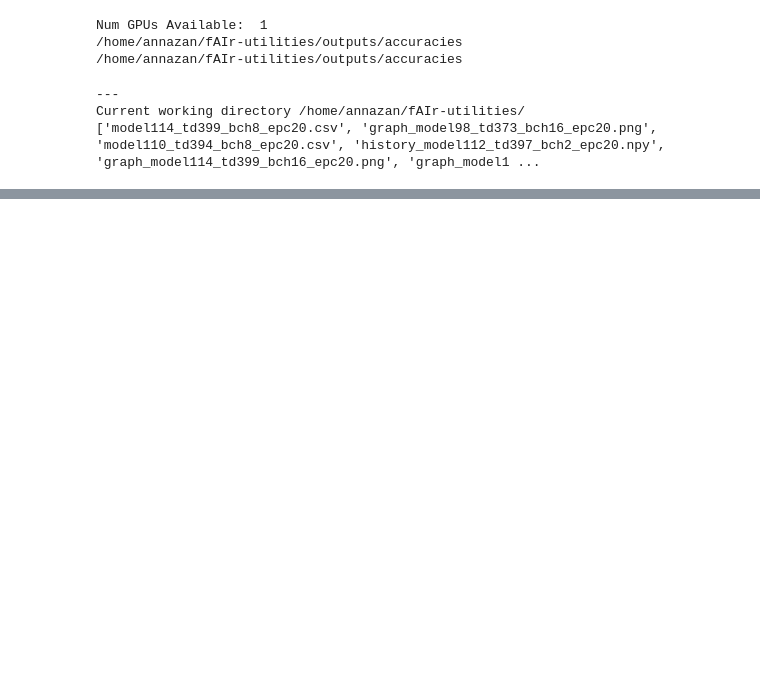
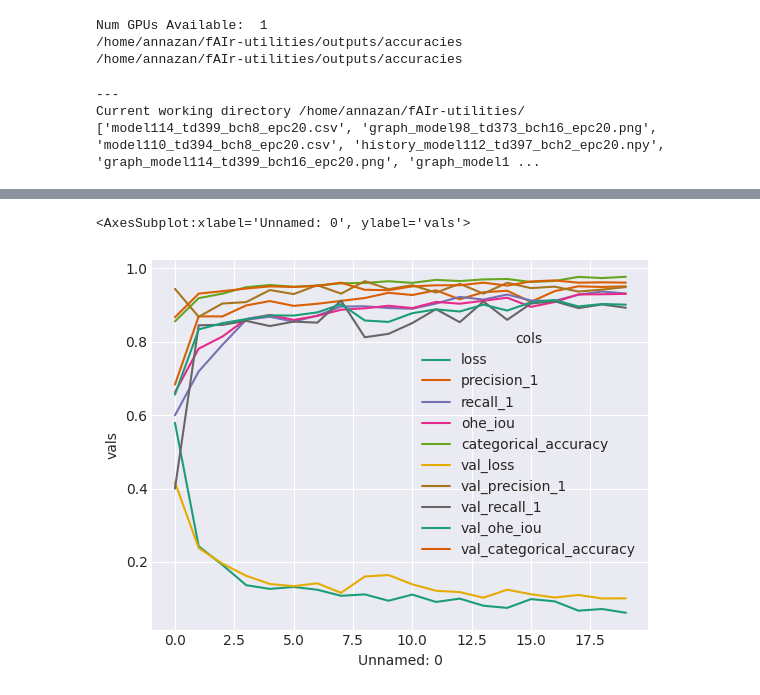
Before and after one commit to ciupava/fAIr-utilities, a Jupyter notebook: graphs_making.ipynb, the cells around one changed output, grey strips where cells are left out. Saved outputs shown, nothing was run; the diff lists cells and outputs as text; code cells hidden in the pictures; blank space fills up the shorter version.

```diff
--- a/graphs_making.ipynb
+++ b/graphs_making.ipynb
@@ -198,0 +297,5 @@ for name in files_list:
+# %%
+sns.lineplot(x="Unnamed: 0", y="vals", hue='cols', data=dfm)
+# %% [output]
+<AxesSubplot:xlabel='Unnamed: 0', ylabel='vals'>
+[figure, added]
```
Also changed, not shown: parts of 8 cells of this notebook.
